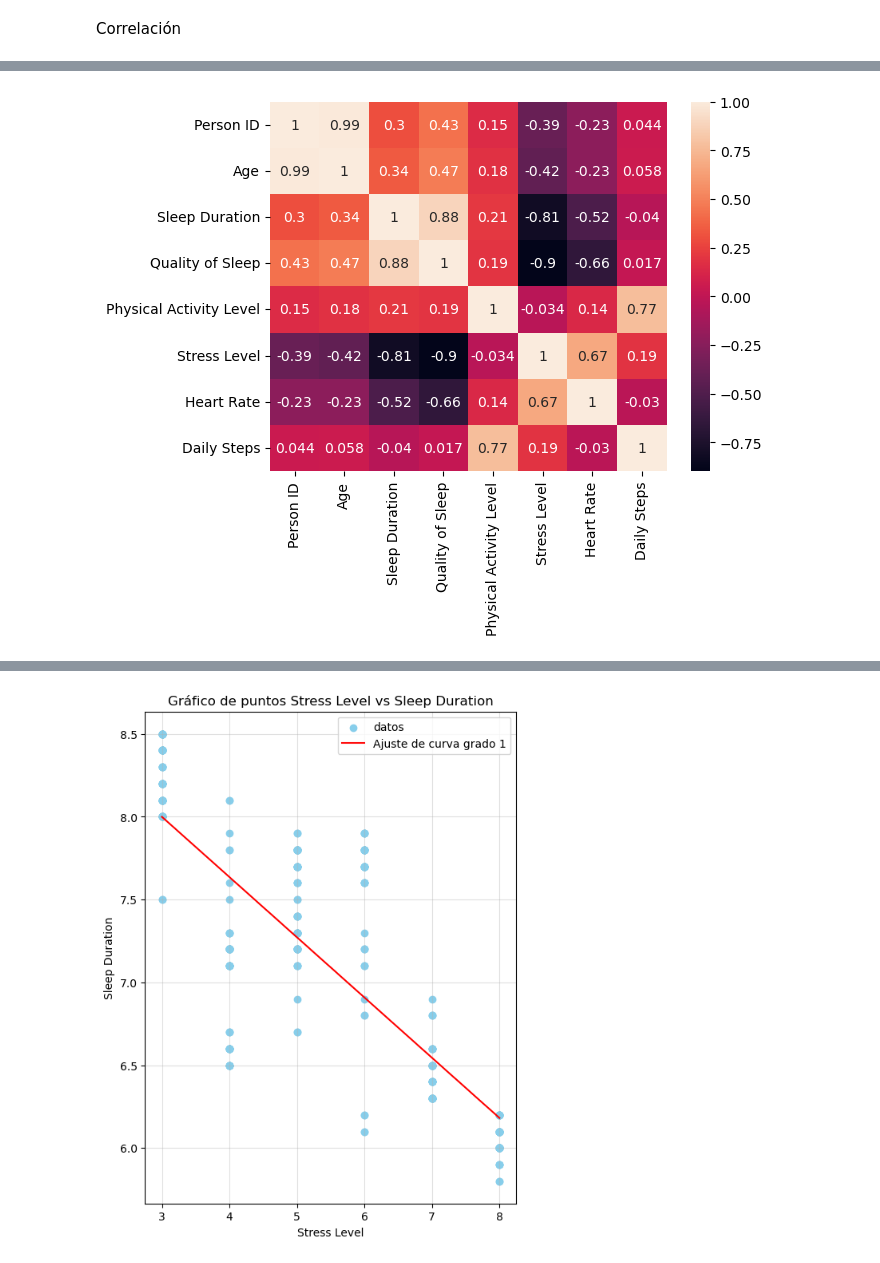
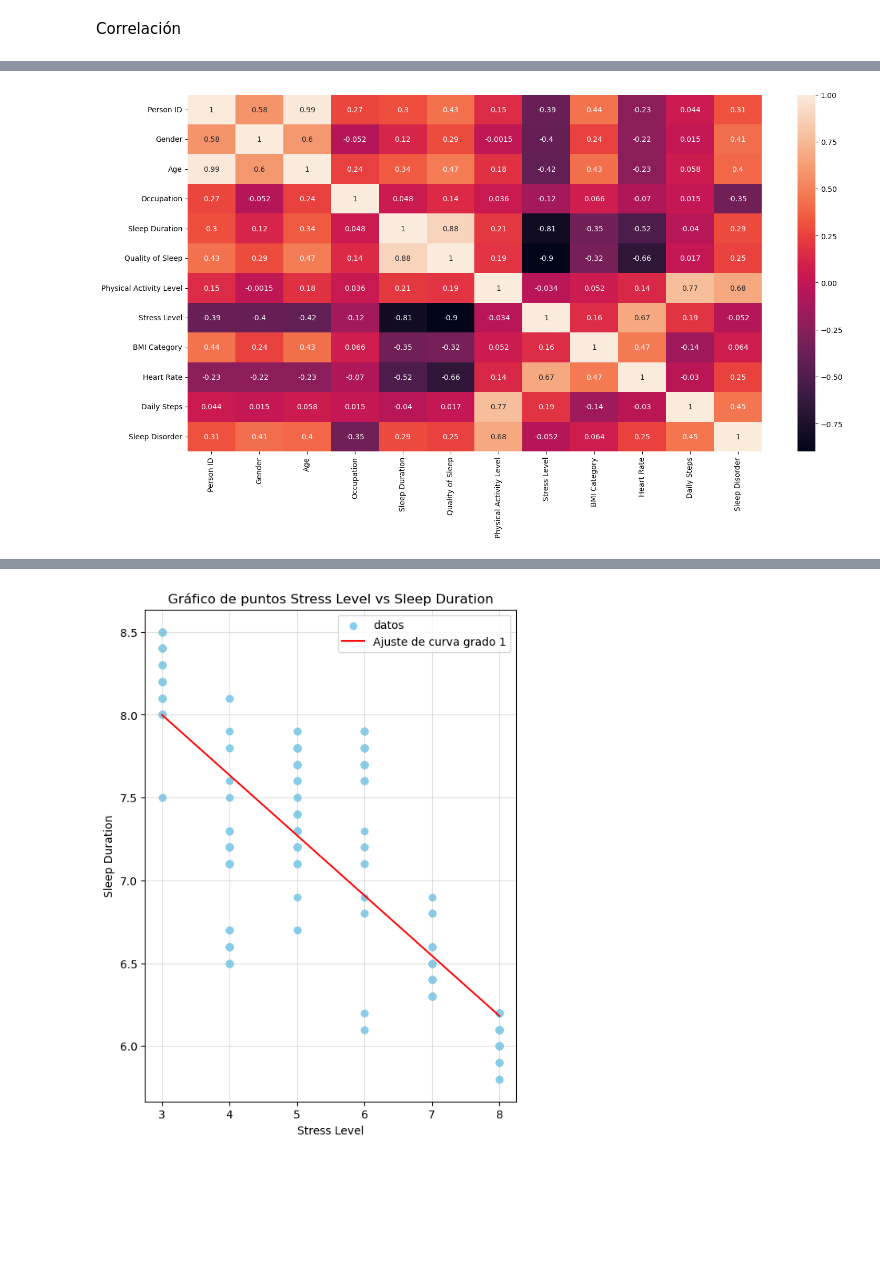
Before and after one commit to Brokolito/HAD-ModProba, a Jupyter notebook: data_work.ipynb, the cells around one changed output, grey strips where cells are left out. Cells and saved outputs as stored; diff of their text form; code cells hidden in the pictures; blank space fills up the shorter version.

```diff
--- a/data_work.ipynb
+++ b/data_work.ipynb
@@ -20,3 +20,37 @@ data.describe(include='all')
 | 50% | 187.500000 | NaN | 43.000000 | NaN | 7.200000 | 7.000000 | 60.000000 | ... |
 | 75% | 280.750000 | NaN | 50.000000 | NaN | 7.800000 | 8.000000 | 75.000000 | ... |
 | max | 374.000000 | NaN | 59.000000 | NaN | 8.500000 | 9.000000 | 90.000000 | ... |
+# %%
+gender={
+    'Male':0,
+    'Female':1
+}
+occupation_encoding = {
+    'Software Engineer': 1,
+    'Doctor': 2,
+    'Sales Representative': 3,
+    'Teacher': 4,
+    'Nurse': 5,
+    'Engineer': 6,
+    'Accountant': 7,
+    'Scientist': 8,
+    'Lawyer': 9,
+    'Salesperson': 10,
+    'Manager': 11
+}
+bmi_category_encoding = {
+    'Normal': 0,
+    'Normal Weight':0,
+    'Overweight': 1,
+    'Obese': 2
+}
+sleep_disorder_encoding = {
+    'None': 0,
+    'Insomnia': 1,
+    'Sleep Apnea': 2
+}
+data['Sleep Disorder'] = data['Sleep Disorder'].map(sleep_disorder_encoding)
+data['Occupation'] = data['Occupation'].map(occupation_encoding)
+data['BMI Category'] = data['BMI Category'].map(bmi_category_encoding)
+data['Gender']=data["Gender"].map(gender)
+data["Sleep Disorder"]
@@ -37,9 +88,9 @@ data.corr(numeric_only=True)
 # %%
 import seaborn as sns
 sns.heatmap(data.corr(numeric_only=True), annot = True)
 r = 1.1
-plt.rcParams['figure.figsize'] = (r*16,r*9)  # Ajuste de imagen, modifique respecto a su resolución.
+plt.rcParams['figure.figsize'] = (r*16,r*8)  # Ajuste de imagen, modifique respecto a su resolución.
 
 plt.show()
 # %% [output]
-[figure, old version]
+[figure, new version]
```
Also changed, not shown: parts of 4 cells of this notebook.
